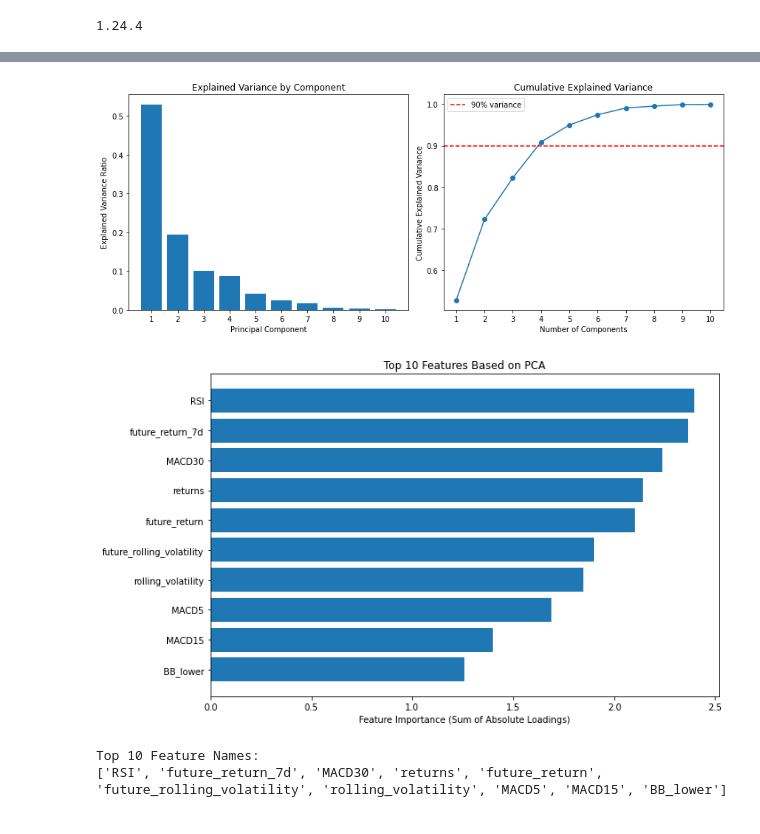
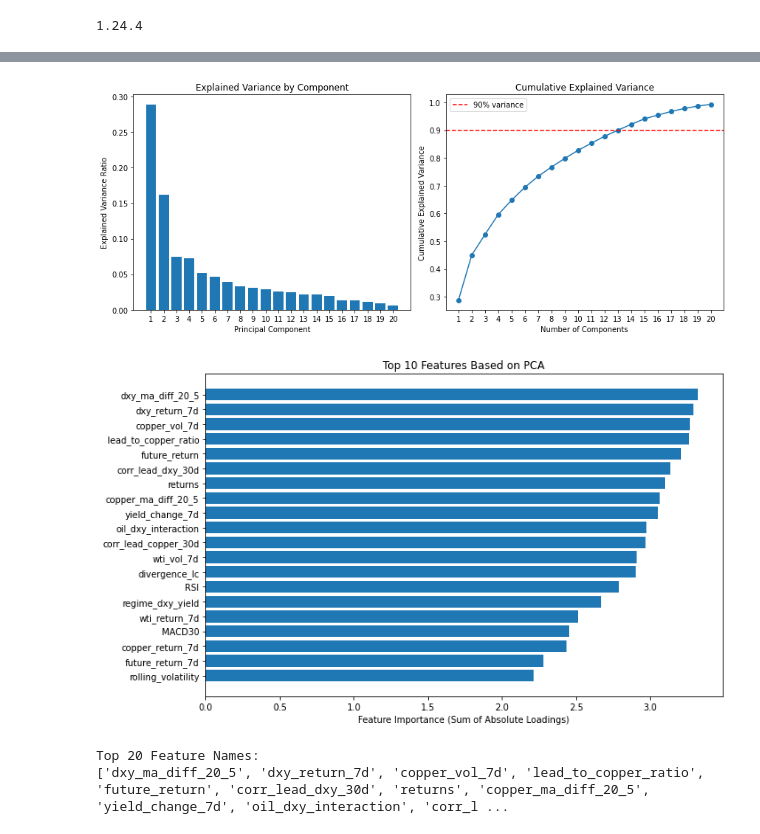
Before and after one commit to cg4761-cmyk/Project_Macro_Impact_On_Lead, a Jupyter notebook: eda/EDA.ipynb, the cells around one changed output, grey strips where cells are left out. Cells and saved outputs as stored; diff of their text form; code cells hidden in the pictures.

```diff
--- a/eda/EDA.ipynb
+++ b/eda/EDA.ipynb
@@ -32,7 +32,7 @@ or from the matplotlib source distribution
 # %%
 # Load train.csv
 data_dir = Path("../data_processed")
-train_df = pd.read_csv(data_dir / "all_features.csv", index_col=0, parse_dates=True)
+train_df = pd.read_csv(data_dir / "all_features_with_macro.csv", index_col=0, parse_dates=True)
 
 print(f"TData shape: {train_df.shape}")
 print(f"Date range: {train_df.index.min()} to {train_df.index.max()}")
@@ -57,6 +57,6 @@ First few rows:
 # %%
 # Extract features (X) - exclude target variables
-irr_cols = ['LOPBDY LME Comdty', 'return_7d', 'target', 'Security']
+irr_cols = ['LOPBDY LME Comdty', 'return_7d', 'target', 'Date']
 X = train_df.drop(columns=irr_cols, errors='ignore')
 
 print(f"Feature matrix X shape: {X.shape}")
@@ -83,5 +84,5 @@ First few rows of X:
 # %%
-# PCA Analysis to determine top 10 features
+# PCA Analysis to determine top 20 features
 from sklearn.decomposition import PCA
 from sklearn.preprocessing import StandardScaler
 
@@ -97,19 +98,19 @@ X_pca = pca.fit_transform(X_scaled)
 explained_variance = pca.explained_variance_ratio_
 cumulative_variance = np.cumsum(explained_variance)
 
-# Print explained variance for first 10 components
-print("Explained Variance Ratio for first 10 components:")
-for i in range(min(10, len(explained_variance))):
+# Print explained variance for first 20 components
+print("Explained Variance Ratio for first 20 components:")
+for i in range(min(20, len(explained_variance))):
     print(f"PC{i+1}: {explained_variance[i]:.4f} ({explained_variance[i]*100:.2f}%)")
 
-print(f"\nCumulative variance for first 10 components: {cumulative_variance[9]:.4f} ({cumulative_variance[9]*100:.2f}%)")
+print(f"\nCumulative variance for first 20 components: {cumulative_variance[9]:.4f} ({cumulative_variance[9]*100:.2f}%)")
 
 # Get component loadings (correlations between features and principal components)
 component_loadings = pca.components_.T  # Transpose to get features x components
 
 # Calculate feature importance based on absolute loadings across top components
-# We'll use the first 10 components to determine top features
-n_components_to_use = min(10, len(pca.components_))
+# We'll use the first 20 components to determine top features
+n_components_to_use = min(20, len(pca.components_))
 feature_importance = np.abs(component_loadings[:, :n_components_to_use]).sum(axis=1)
 
 # Create DataFrame with feature importance
@@ -118,46 +119,46 @@ feature_importance_df = pd.DataFrame({
     'Importance': feature_importance
 }).sort_values('Importance', ascending=False)
 
-print(f"\nTop 10 Features based on PCA:")
-print(feature_importance_df.head(10).to_string(index=False))
+print(f"\nTop 20 Features based on PCA:")
+print(feature_importance_df.head(20).to_string(index=False))
 
 # Visualize explained variance
 plt.figure(figsize=(12, 5))
 
 # Plot 1: Explained variance per component
 plt.subplot(1, 2, 1)
-plt.bar(range(1, min(11, len(explained_variance)+1)), explained_variance[:10])
+plt.bar(range(1, min(21, len(explained_variance)+1)), explained_variance[:20])
 plt.xlabel('Principal Component')
 plt.ylabel('Explained Variance Ratio')
 plt.title('Explained Variance by Component')
-plt.xticks(range(1, min(11, len(explained_variance)+1)))
+plt.xticks(range(1, min(21, len(explained_variance)+1)))
 
 # Plot 2: Cumulative explained variance
 plt.subplot(1, 2, 2)
-plt.plot(range(1, min(11, len(cumulative_variance)+1)), cumulative_variance[:10], marker='o')
+plt.plot(range(1, min(21, len(cumulative_variance)+1)), cumulative_variance[:20], marker='o')
 plt.xlabel('Number of Components')
 plt.ylabel('Cumulative Explained Variance')
 plt.title('Cumulative Explained Variance')
 plt.axhline(y=0.90, color='r', linestyle='--', label='90% variance')
 plt.legend()
-plt.xticks(range(1, min(11, len(cumulative_variance)+1)))
+plt.xticks(range(1, min(21, len(cumulative_variance)+1)))
 
 plt.tight_layout()
 plt.show()
 
-# Visualize top 10 features
+# Visualize top 20 features
 plt.figure(figsize=(10, 6))
-top_10_features = feature_importance_df.head(10)
-plt.barh(range(len(top_10_features)), top_10_features['Importance'].values)
-plt.yticks(range(len(top_10_features)), top_10_features['Feature'].values)
+top_20_features = feature_importance_df.head(20)
+plt.barh(range(len(top_20_features)), top_20_features['Importance'].values)
+plt.yticks(range(len(top_20_features)), top_20_features['Feature'].values)
 plt.xlabel('Feature Importance (Sum of Absolute Loadings)')
 plt.title('Top 10 Features Based on PCA')
 plt.gca().invert_yaxis()
 plt.tight_layout()
 plt.show()
 
-# Store top 10 feature names
-top_10_feature_names = top_10_features['Feature'].tolist()
-print(f"\nTop 10 Feature Names:")
-print(top_10_feature_names)
+# Store top 20 feature names
+top_20_feature_names = top_20_features['Feature'].tolist()
+print(f"\nTop 20 Feature Names:")
+print(top_20_feature_names)
 # %% [output]
@@ -181,7 +182,7 @@ PC10: 0.0006 (0.06%)
-[figure, old version]
+[figure, new version]
-[figure, old version]
+[figure, new version]
-Top 10 Feature Names:
-['RSI', 'future_return_7d', 'MACD30', 'returns', 'future_return', 'future_rolling_volatility', 'rolling_volatility', 'MACD5', 'MACD15', 'BB_lower']
+Top 20 Feature Names:
+['dxy_ma_diff_20_5', 'dxy_return_7d', 'copper_vol_7d', 'lead_to_copper_ratio', 'future_return', 'corr_lead_dxy_30d', 'returns', 'copper_ma_diff_20_5', 'yield_change_7d', 'oil_dxy_interaction', 'corr_l ...
 # %%
 # Features data description
 stat = X.describe(percentiles=[.01,.05,.5,.95,.99]).T
```
Also changed, not shown: parts of 9 cells of this notebook, 3 other files.
